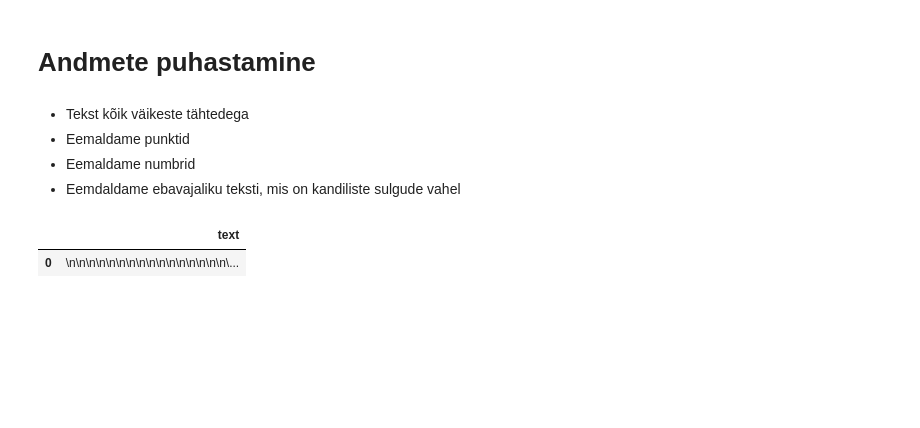
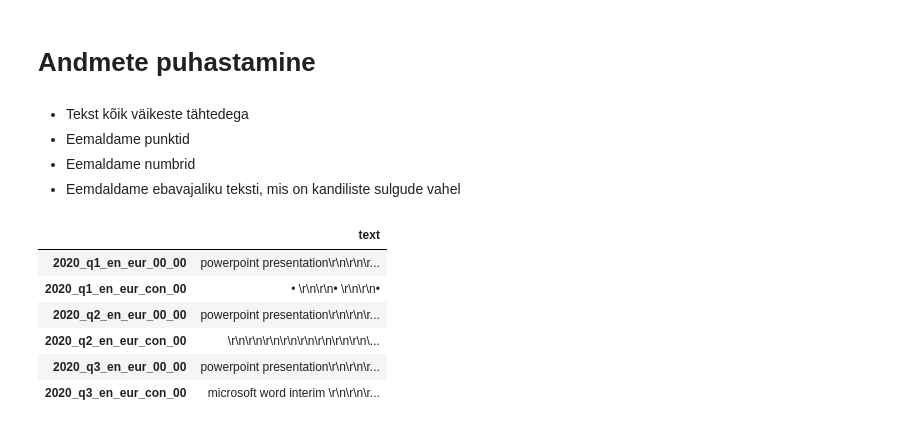
Before and after one commit to makesk/Algorithmic-evaluation-of-the-ESG-contribution-in-company-reports-a-semantic-similarity-score-based, a Jupyter notebook: nasdaqPDFS.ipynb, the cells around one changed output. Cells and saved outputs as stored; diff of their text form; code cells hidden in the pictures; blank space fills up the shorter version.

Commit message:
kõik failid loen sisse ja korras dictionary

```diff
--- a/nasdaqPDFS.ipynb
+++ b/nasdaqPDFS.ipynb
@@ -83,0 +87,4 @@ pandaframe
+# %%
+#teen listidest dictionary
+ddata = dict(zip(quarters, data))
+ddata
@@ -83,0 +98,15 @@ pandaframe
+# %%
+def combine_text(list_of_text):
+    combined_text = ''.join(list_of_text)
+    return combined_text
+# %%
+data_combined = {key: [combine_text(value)] for (key, value) in ddata.items()}
+# %%
+#pandas dataframe data
+import pandas as pd
+pd.set_option('max_colwidth',150)
+
+data_df = pd.DataFrame.from_dict(data_combined).transpose()
+data_df.columns = ['text']
+data_df = data_df.sort_index()
+data_df
@@ -104,11 +146,16 @@ def clean_text_round1(text):
 round1 = lambda x: clean_text_round1(x)
 # %%
 #vaatame puhastatud teksti
-data_clean = pd.DataFrame(pandaframe.text.apply(round1))
+data_clean = pd.DataFrame(data_df.text.apply(round1))
 data_clean
 # %% [output]
 |  | text |
-| 0 | \n\n\n\n\n\n\n\n\n\n\n\n\n\n\n\n\... |
+| 2020_q1_en_eur_00_00 | powerpoint presentation\r\n\r\n\r... |
+| 2020_q1_en_eur_con_00 | • \r\n\r\n• \r\n\r\n• |
+| 2020_q2_en_eur_00_00 | powerpoint presentation\r\n\r\n\r... |
+| 2020_q2_en_eur_con_00 | \r\n\r\n\r\n\r\n\r\n\r\n\r\n\r\n\... |
+| 2020_q3_en_eur_00_00 | powerpoint presentation\r\n\r\n\r... |
+| 2020_q3_en_eur_con_00 | microsoft word interim \r\n\r\n\r... |
 # %%
 # 2. round puhastamisele
 def clean_text_round2(text):
```
Also changed, not shown: parts of 14 cells of this notebook.
